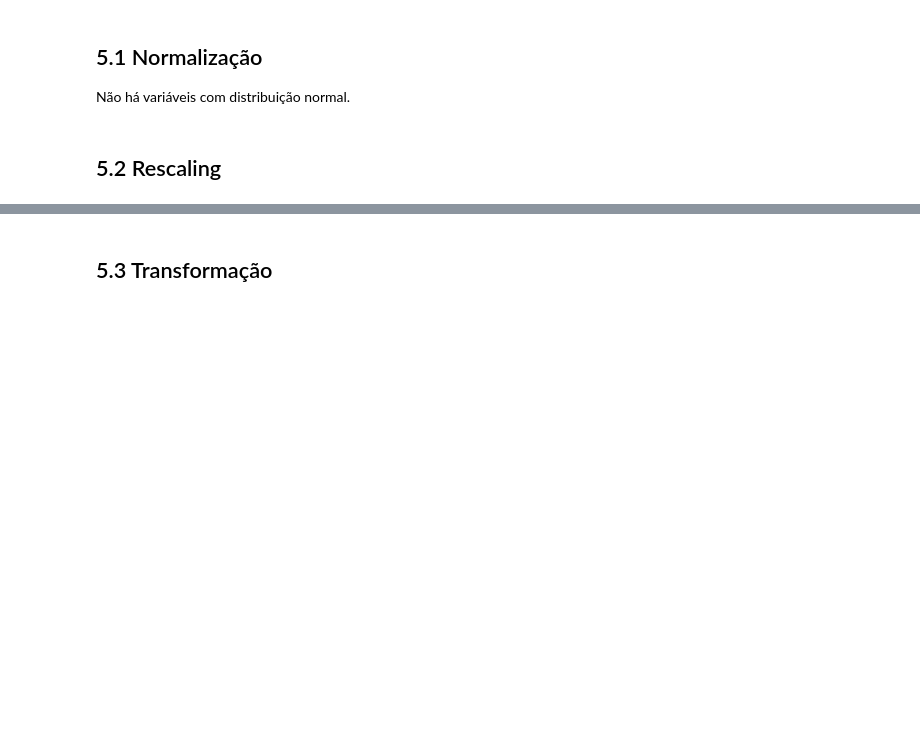
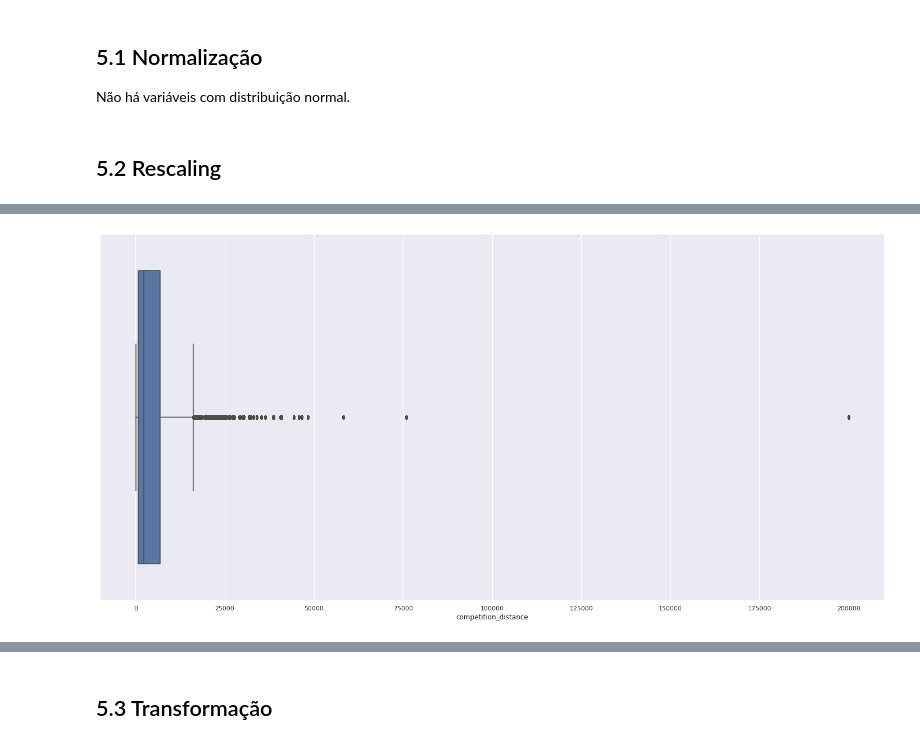
Before and after one commit to Rodrigo-O-Santos/rossman_store_sales, a Jupyter notebook: rossman__store_sales_prediction.ipynb, the cells around one changed output, grey strips where cells are left out. Cells and saved outputs as stored; diff of their text form; code cells hidden in the pictures; blank space fills up the shorter version.

```diff
--- a/rossman__store_sales_prediction.ipynb
+++ b/rossman__store_sales_prediction.ipynb
@@ -997,0 +1028,4 @@ Não há variáveis com distribuição normal.
+# %%
+sns.boxplot(df5['competition_distance']);
+# %% [output]
+[figure, added]
```
Also changed, not shown: parts of 22 cells of this notebook.
